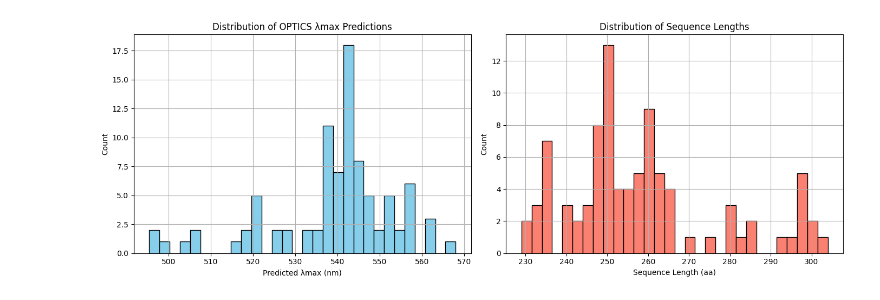
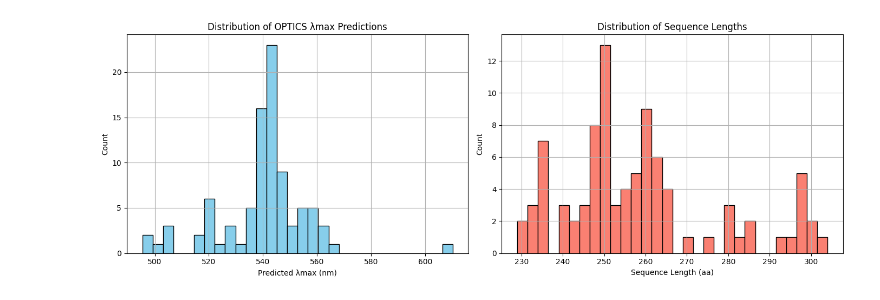
Before and after one commit to ucsb-oakley-lab/cyano_rhodopsins, a Jupyter notebook: notebooks/02_OPTICS_predict_lmax.ipynb, the cells around one changed output. Drawn from its saved outputs; the diff is of its cells as text; code cells hidden in the pictures.

Commit message:
Redo optics on pump hits

```diff
--- a/notebooks/02_OPTICS_predict_lmax.ipynb
+++ b/notebooks/02_OPTICS_predict_lmax.ipynb
@@ -67,30 +67,30 @@ OPTICS predictions saved to: ../results/optics/optics_on_optics_predictions_2025
 # %%
 #Plot histograms for sequence length and OPTICS predictions of lambda-max
 
 %matplotlib inline
 import pandas as pd
 import matplotlib.pyplot as plt
 
 # Load the OPTICS results TSV
-optics_tsv = "../results/optics/optics_on_optics_predictions_2025-09-01_20-42-14/optics_predictions_predictions.tsv"
+optics_tsv = RESULTS / "optics/optics_on_optics_predictions_2025-09-01_21-43-10/optics_predictions_predictions.tsv"
 df = pd.read_csv(optics_tsv, sep="\t")
 
 # Plot histograms of lambda-max predictions and sequence length
 fig, axes = plt.subplots(1, 2, figsize=(14, 5))
 
 # Histogram for lambda-max predictions
 df["Single_Prediction"].hist(bins=30, color="skyblue", edgecolor="black", ax=axes[0])
 axes[0].set_xlabel("Predicted λmax (nm)")
 axes[0].set_ylabel("Count")
 axes[0].set_title("Distribution of OPTICS λmax Predictions")
 
 # Histogram for sequence length
 df["Sequence_Length"].hist(bins=30, color="salmon", edgecolor="black", ax=axes[1])
 axes[1].set_xlabel("Sequence Length (aa)")
 axes[1].set_ylabel("Count")
 axes[1].set_title("Distribution of Sequence Lengths")
 
 plt.tight_layout()
 plt.show()
 # %% [output]
-[figure, old version]
+[figure, new version]
```
Also changed, not shown: parts of 1 cell of this notebook, 6 other files.
